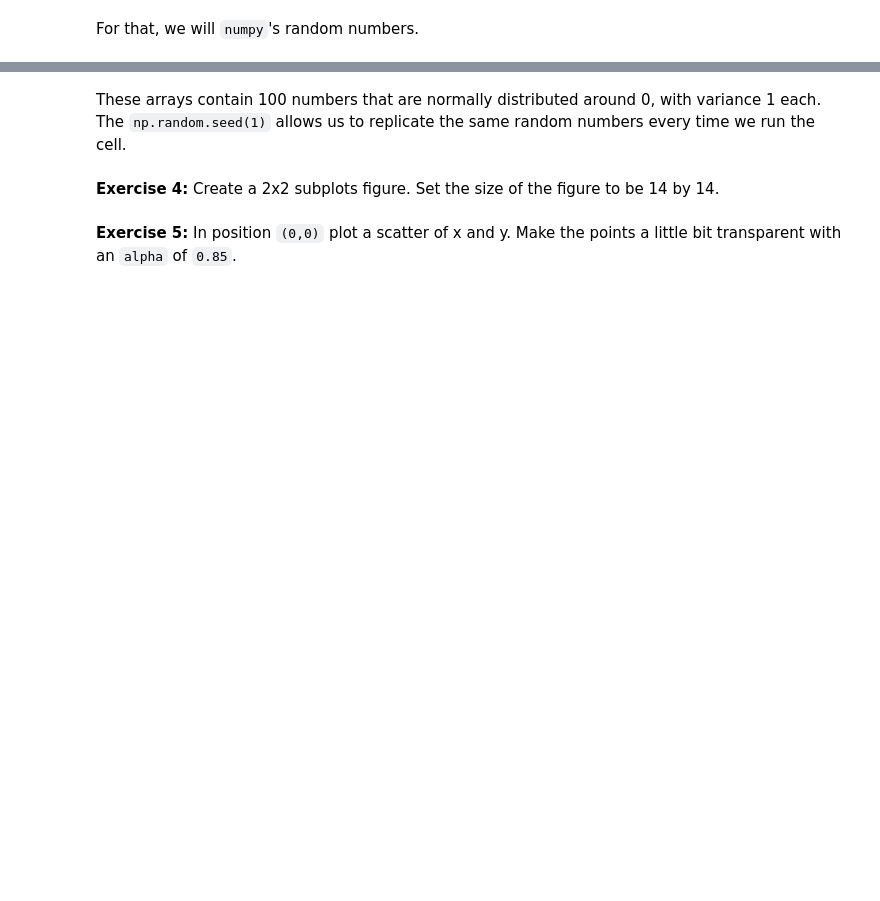
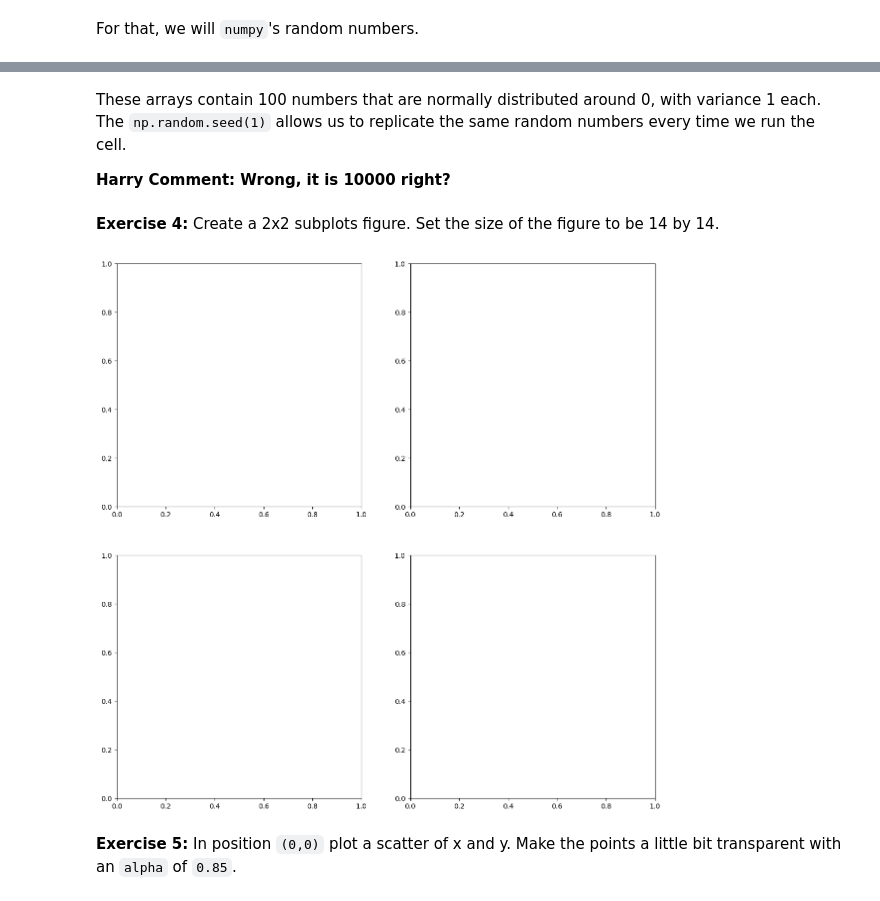
Before and after one commit to harrysinghdk/applied-ai, a Jupyter notebook: exercise 1/Plotting_exercises_w_matplotlib_and_seaborn.ipynb, the cells around one changed output, grey strips where cells are left out. Drawn from its saved outputs; the diff is of its cells as text; code cells hidden in the pictures; blank space fills up the shorter version.

```diff
--- a/exercise 1/Plotting_exercises_w_matplotlib_and_seaborn.ipynb
+++ b/exercise 1/Plotting_exercises_w_matplotlib_and_seaborn.ipynb
@@ -45,4 +59,6 @@ x, y
 # %% [markdown]
 These arrays contain 100 numbers that are normally distributed around 0, with variance 1 each. The `np.random.seed(1)` allows us to replicate the same random numbers every time we run the cell.
+
+**Harry Comment: Wrong, it is 10000 right?**
 # %% [markdown]
 **Exercise 4:** Create a 2x2 subplots figure. Set the size of the figure to be 14 by 14.
@@ -51,2 +65,7 @@ fig, axes = plt.subplots(???, ???, figsize=???)
+# %%
+# fig, axes = plt.subplots(nrows, ncols, figsize=(width, height))
+fig, axes = plt.subplots(2, 2, figsize=(14, 14))
+# %% [output]
+[figure, added]
 # %% [markdown]
 **Exercise 5:** In position `(0,0)` plot a scatter of x and y. Make the points a little bit transparent with an `alpha` of `0.85`.
```
Also changed, not shown: parts of 14 cells of this notebook.
